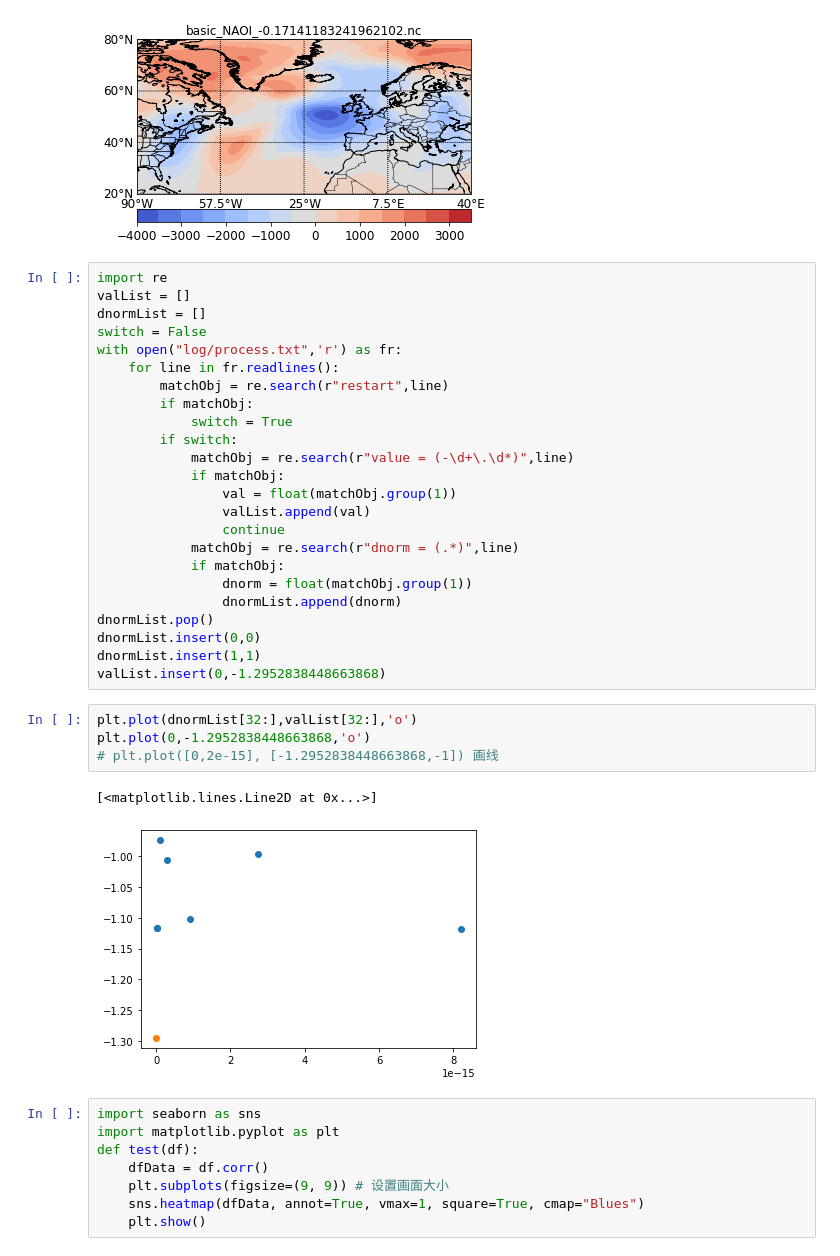
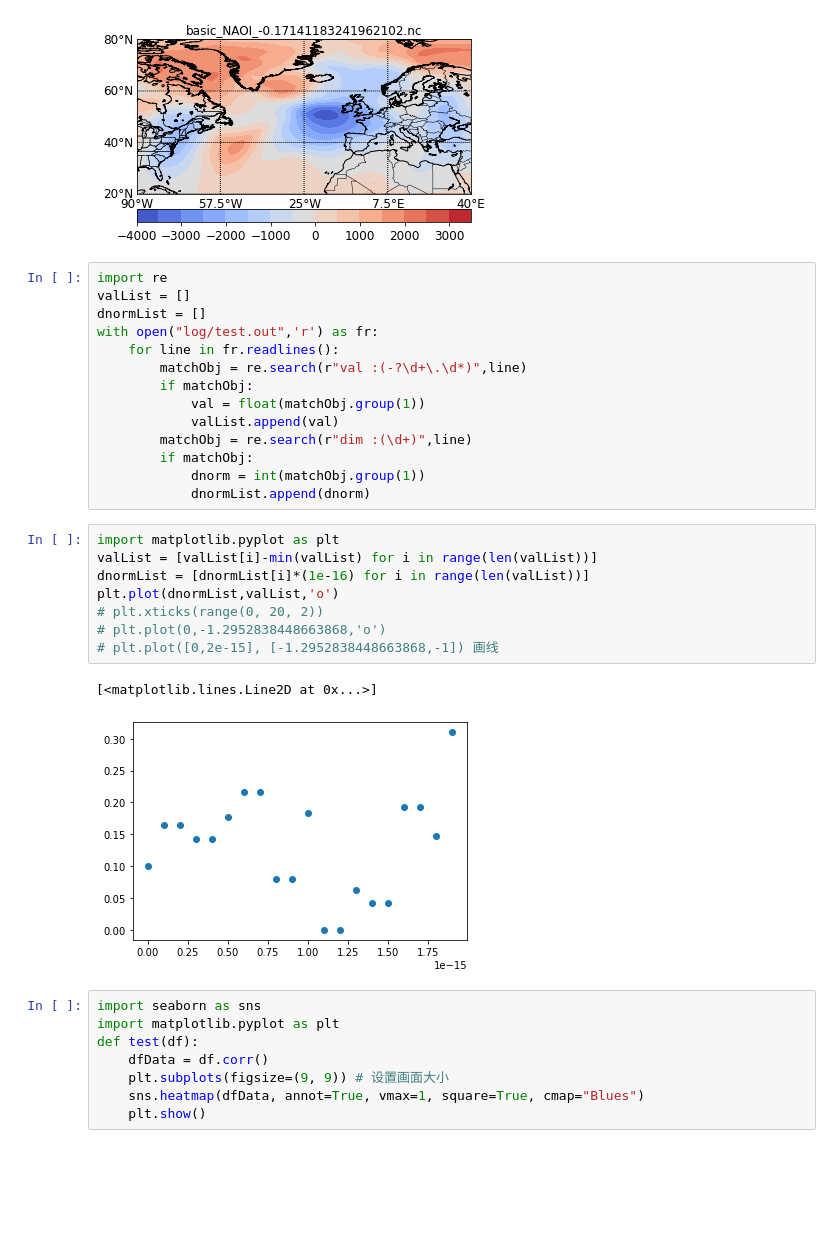
Before and after one commit to 1813927768/cesm_spg2, a Jupyter notebook: test.ipynb, the cells around one changed output. Cells and saved outputs as stored; diff of their text form; blank space fills up the shorter version.

```diff
--- a/test.ipynb
+++ b/test.ipynb
@@ -18,33 +18,27 @@ plot_nao(fileName = "NAOI_-0.17141183241962102.nc",imgType="basic")
 import re
 valList = []
 dnormList = []
-switch = False
-with open("log/process.txt",'r') as fr:
+with open("log/test.out",'r') as fr:
     for line in fr.readlines():
-        matchObj = re.search(r"restart",line)
+        matchObj = re.search(r"val :(-?\d+\.\d*)",line)
         if matchObj:
-            switch = True
-        if switch:
-            matchObj = re.search(r"value = (-\d+\.\d*)",line)
-            if matchObj:
-                val = float(matchObj.group(1))
-                valList.append(val)
-                continue
-            matchObj = re.search(r"dnorm = (.*)",line)
-            if matchObj:
-                dnorm = float(matchObj.group(1))
-                dnormList.append(dnorm)
-dnormList.pop()
-dnormList.insert(0,0)
-dnormList.insert(1,1)
-valList.insert(0,-1.2952838448663868)
+            val = float(matchObj.group(1))
+            valList.append(val)
+        matchObj = re.search(r"dim :(\d+)",line)
+        if matchObj:
+            dnorm = int(matchObj.group(1))
+            dnormList.append(dnorm)
 # %%
-plt.plot(dnormList[32:],valList[32:],'o')
-plt.plot(0,-1.2952838448663868,'o')
+import matplotlib.pyplot as plt
+valList = [valList[i]-min(valList) for i in range(len(valList))]
+dnormList = [dnormList[i]*(1e-16) for i in range(len(valList))]
+plt.plot(dnormList,valList,'o')
+# plt.xticks(range(0, 20, 2))
+# plt.plot(0,-1.2952838448663868,'o')
 # plt.plot([0,2e-15], [-1.2952838448663868,-1]) 画线
 # %% [output]
 [<matplotlib.lines.Line2D at 0x...>]
-[figure, old version]
+[figure, new version]
 # %%
 import seaborn as sns
 import matplotlib.pyplot as plt
```
Also changed, not shown: 3 other files.
